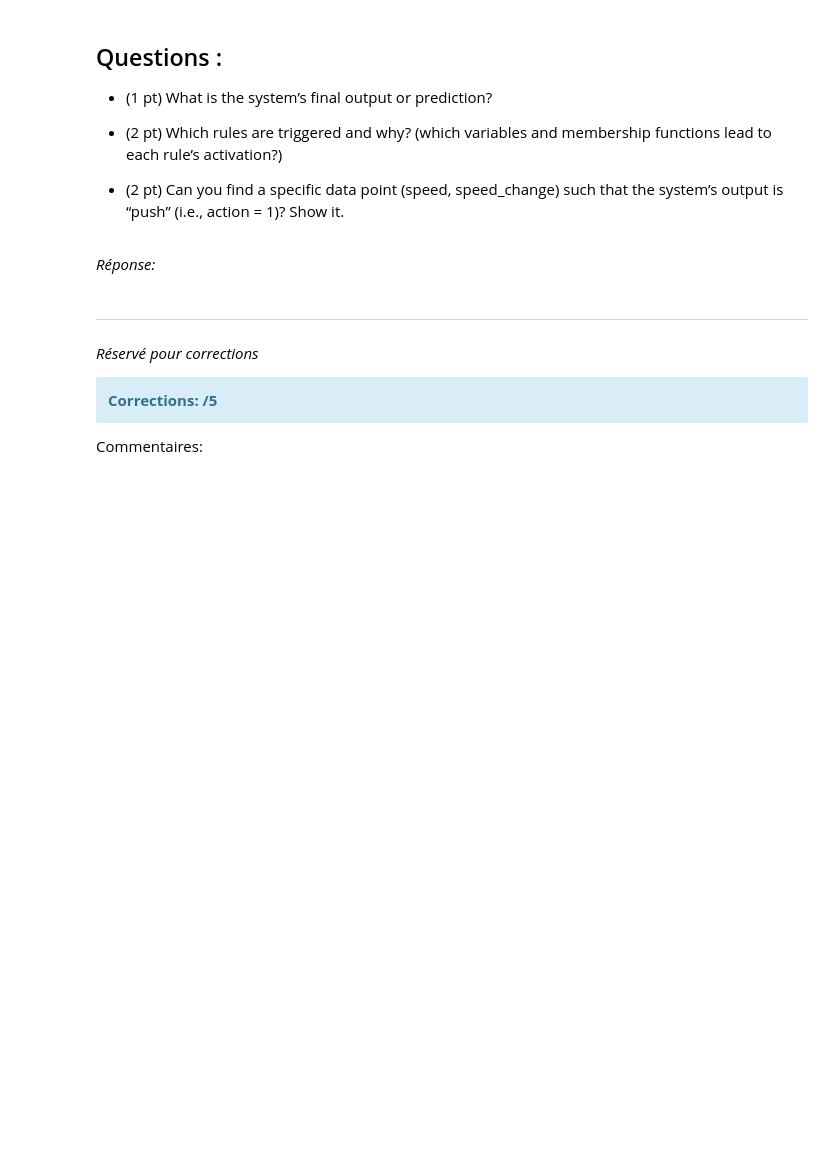
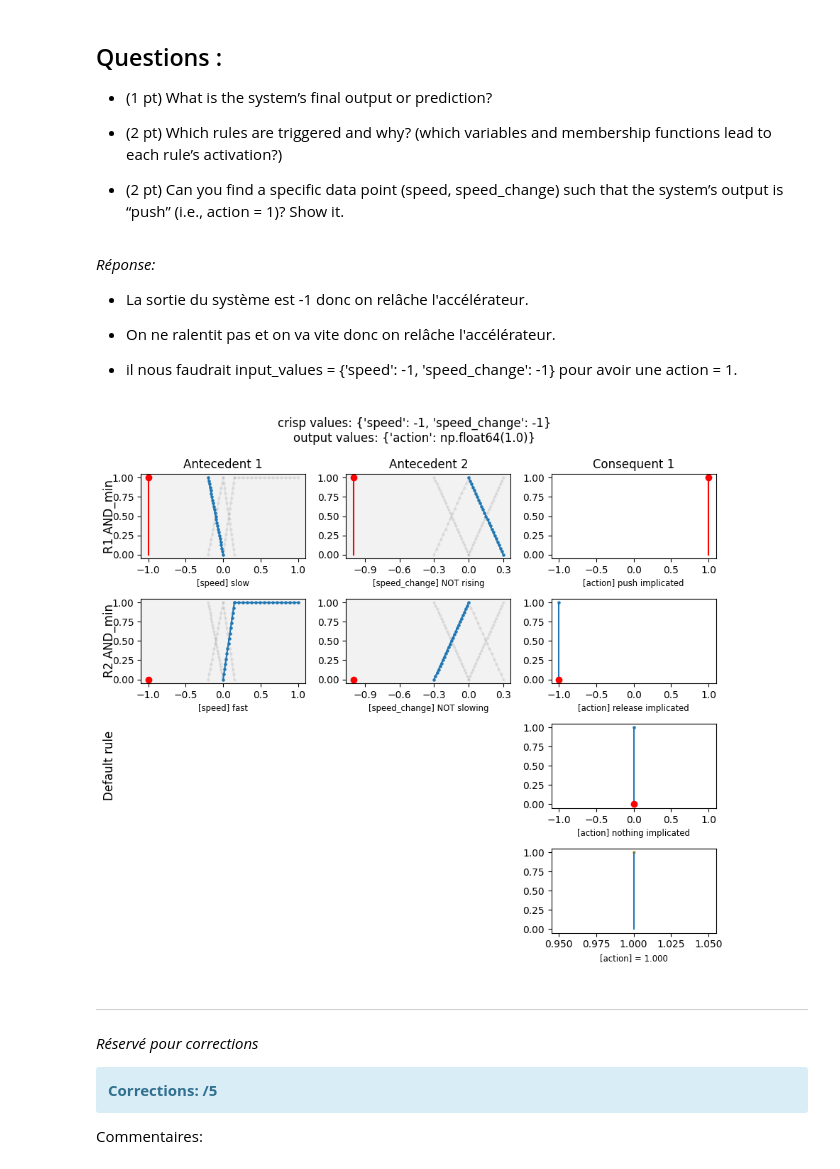
Before and after one commit to Raynobrak/heigvd-labos-xai, a Jupyter notebook: TP2/XAI_TP2_2025_Ançay_Charbonnier.ipynb, the cells around one changed output. Saved outputs shown, nothing was run; the diff lists cells and outputs as text; code cells hidden in the pictures; blank space fills up the shorter version.

```diff
--- a/TP2/XAI_TP2_2025_Ançay_Charbonnier.ipynb
+++ b/TP2/XAI_TP2_2025_Ançay_Charbonnier.ipynb
@@ -300,5 +442,24 @@ fisv.show()
 # %% [markdown]
 *Réponse:*
+
+- La sortie du système est -1 donc on relâche l'accélérateur.
+
+- On ne ralentit pas et on va vite donc on relâche l'accélérateur.
+
+- il nous faudrait input_values = {'speed': -1, 'speed_change': -1} pour avoir une action = 1.
+# %%
+# Your code here
+fis = SingletonFIS(rules=car_rules, default_rule = default_car_rule)
+
+# data point
+input_values = {'speed': -1, 'speed_change': -1}
+# prediction
+fis.predict(input_values)
+# visualisation
+fisv = FISViewer(fis)
+fisv.show()
+# %% [output]
+[figure, added]
 # %% [markdown]
 ---
 *Réservé pour corrections*
```
Also changed, not shown: parts of 9 cells of this notebook, 1 other file.
